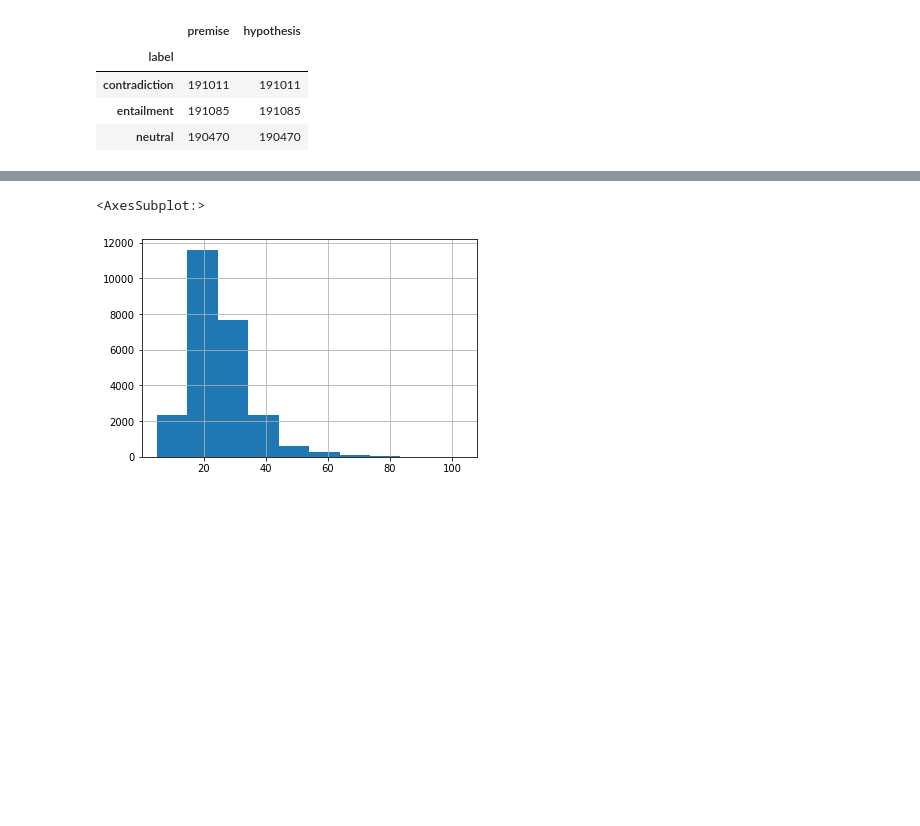
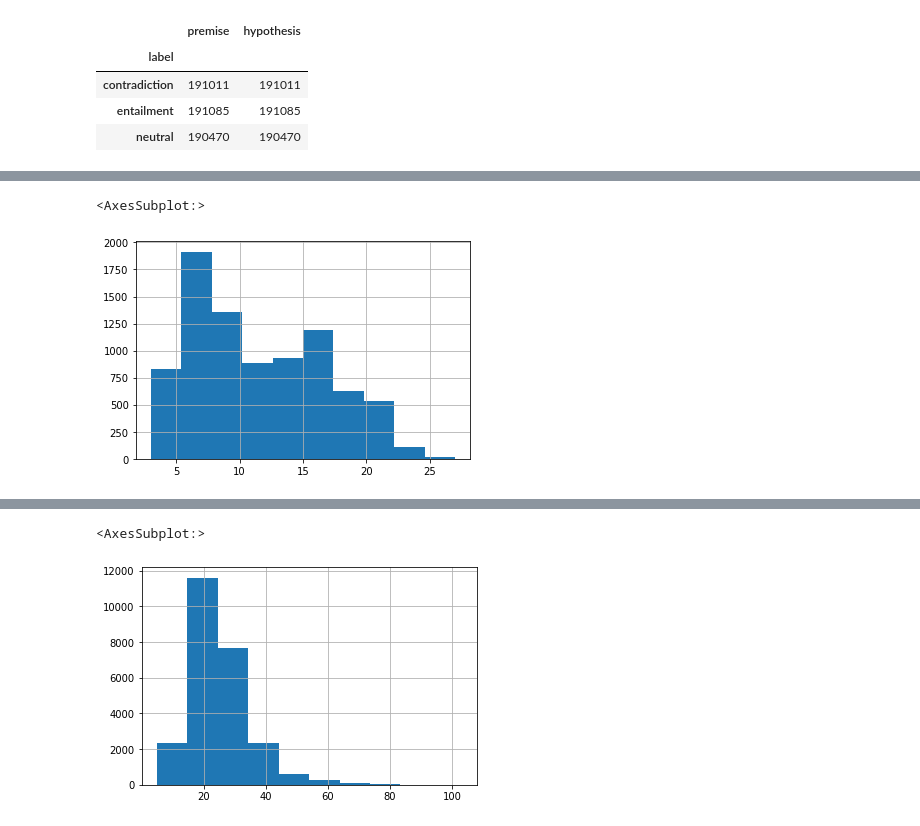
Before and after one commit to jmp0813/NLI, a Jupyter notebook: BERT.ipynb, the cells around one changed output, grey strips where cells are left out. Saved outputs shown, nothing was run; the diff lists cells and outputs as text; code cells hidden in the pictures; blank space fills up the shorter version.

```diff
--- a/BERT.ipynb
+++ b/BERT.ipynb
@@ -9,6 +24,9 @@ tagger = Mecab("C:/mecab/mecab-ko-dic")
 # %%
 train = pd.read_csv("./RawData/train_data.csv").drop("index", axis = "columns")
+
 external = pd.read_csv("./RawData/external data/snli_1.0_train.ko.tsv", sep = "\t")
 external.columns = ["premise", "hypothesis", "label"]
 external = external.loc[external.premise.str.len() < train.premise.str.len().max(), :]
 external = external.loc[external.hypothesis.str.len() < train.hypothesis.str.len().max(), :].reset_index(drop = True)
+
+train = pd.concat([train, external], axis = 0).reset_index(drop = True)
@@ -24,12 +33,3 @@ train.premise.apply(lambda x : len(x.split(' '))).hist()
-# %%
-train = pd.read_csv("./RawData/train_data.csv").drop("index", axis = "columns")
-
-external = pd.read_csv("./RawData/external data/snli_1.0_train.ko.tsv", sep = "\t")
-external.columns = ["premise", "hypothesis", "label"]
-external = external.loc[external.premise.str.len() < train.premise.str.len().max(), :]
-external = external.loc[external.hypothesis.str.len() < train.hypothesis.str.len().max(), :].reset_index(drop = True)
-
-train = pd.concat([train, external], axis = 0)
 # %%
 train.groupby("label").count()
 # %% [output]
@@ -40,0 +85,9 @@ train.groupby("label").count()
+# %%
+premise = pd.Series(train.premise.unique())
+# %%
+premise = premise.apply(lambda x : spell_checker.check(x).checked)
+# %%
+premise.apply(lambda x : x.split(' ')).str.len().hist()
+# %% [output]
+<AxesSubplot:>
+[figure, added]
```
Also changed, not shown: parts of 36 cells of this notebook, 5 other files.
